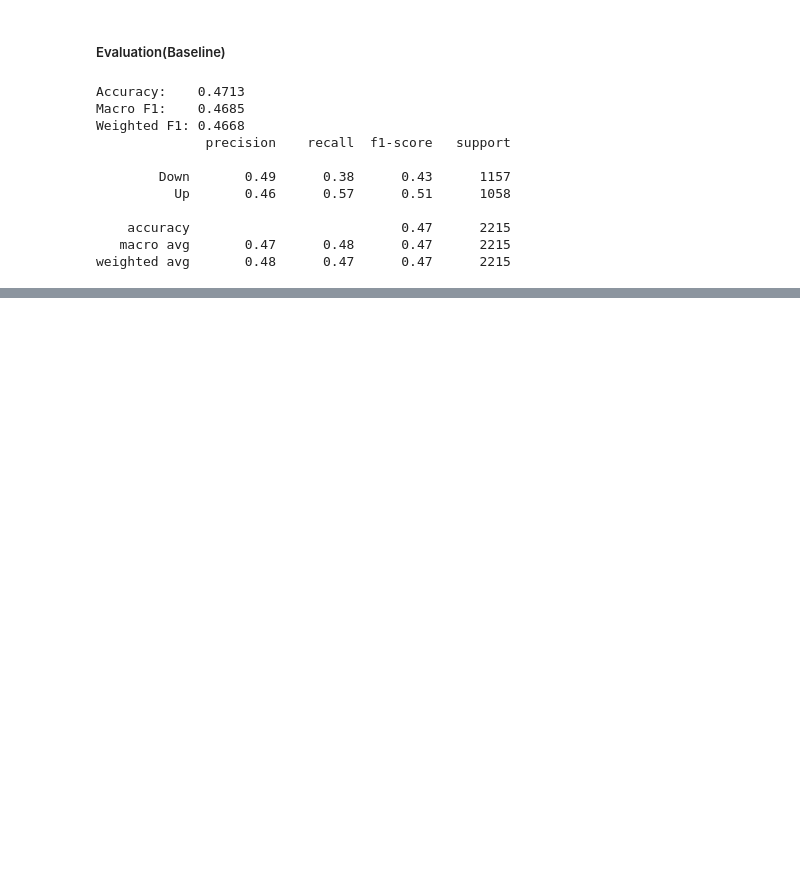
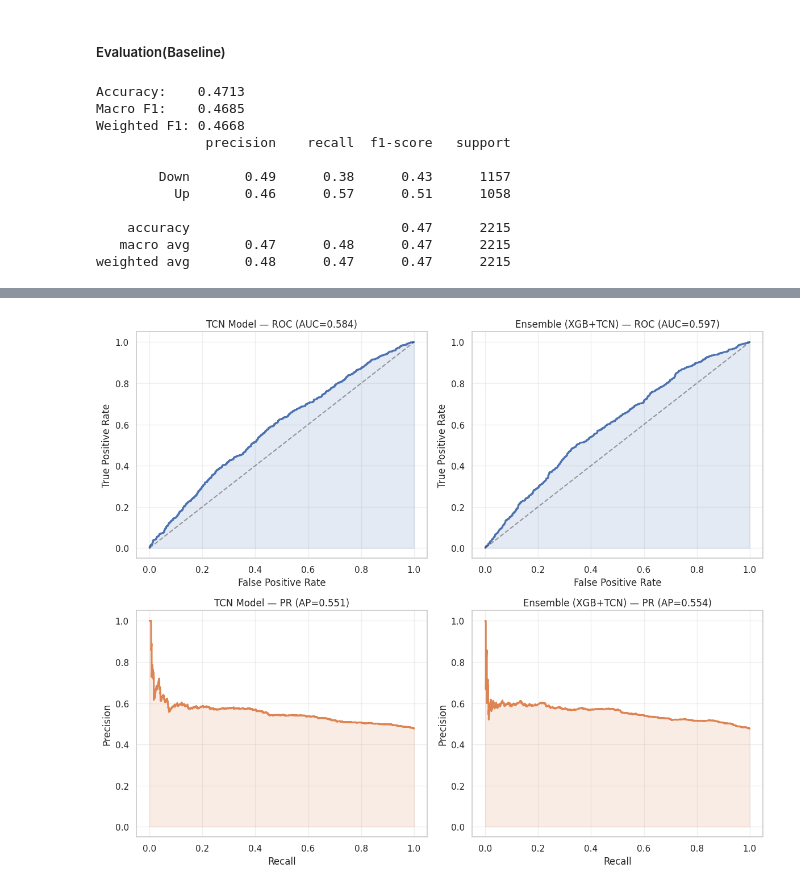
Before and after one commit to Abhinav0909/Stock-Prediction-using-Contrastive-Learning, a Jupyter notebook: Stock Prediction.ipynb, the cells around one changed output, grey strips where cells are left out. Saved outputs shown, nothing was run; the diff lists cells and outputs as text; code cells hidden in the pictures; blank space fills up the shorter version.

```diff
--- a/Stock Prediction.ipynb
+++ b/Stock Prediction.ipynb
@@ -3052,0 +3732,32 @@ weighted avg       0.48      0.47      0.47      2215
+# %%
+from sklearn.metrics import roc_curve, auc, precision_recall_curve, average_precision_score
+
+models = {
+    'TCN Model'          : (test_labels_all, test_probs_raw_all),
+    'Ensemble (XGB+TCN)' : (y_true, blend),
+}
+
+fig, axes = plt.subplots(2, 2, figsize=(12, 10))
+
+for col, (name, (labels, probs)) in enumerate(models.items()):
+    fpr, tpr, _ = roc_curve(labels, probs)
+    roc_auc = auc(fpr, tpr)
+    axes[0, col].plot(fpr, tpr, color='#4C72B0', linewidth=2.2)
+    axes[0, col].plot([0,1], [0,1], 'k--', alpha=0.4)
+    axes[0, col].fill_between(fpr, tpr, alpha=0.15, color='#4C72B0')
+    axes[0, col].set_title(f'{name} — ROC (AUC={roc_auc:.3f})')
+    axes[0, col].set_xlabel('False Positive Rate'); axes[0, col].set_ylabel('True Positive Rate')
+    axes[0, col].grid(alpha=0.3)
+
+    prec, rec, _ = precision_recall_curve(labels, probs)
+    ap = average_precision_score(labels, probs)
+    axes[1, col].plot(rec, prec, color='#DD8452', linewidth=2.2)
+    axes[1, col].fill_between(rec, prec, alpha=0.15, color='#DD8452')
+    axes[1, col].set_title(f'{name} — PR (AP={ap:.3f})')
+    axes[1, col].set_xlabel('Recall'); axes[1, col].set_ylabel('Precision')
+    axes[1, col].grid(alpha=0.3)
+
+plt.tight_layout()
+plt.show()
+# %% [output]
+[figure, added]
```
Also changed, not shown: parts of 35 cells of this notebook.
